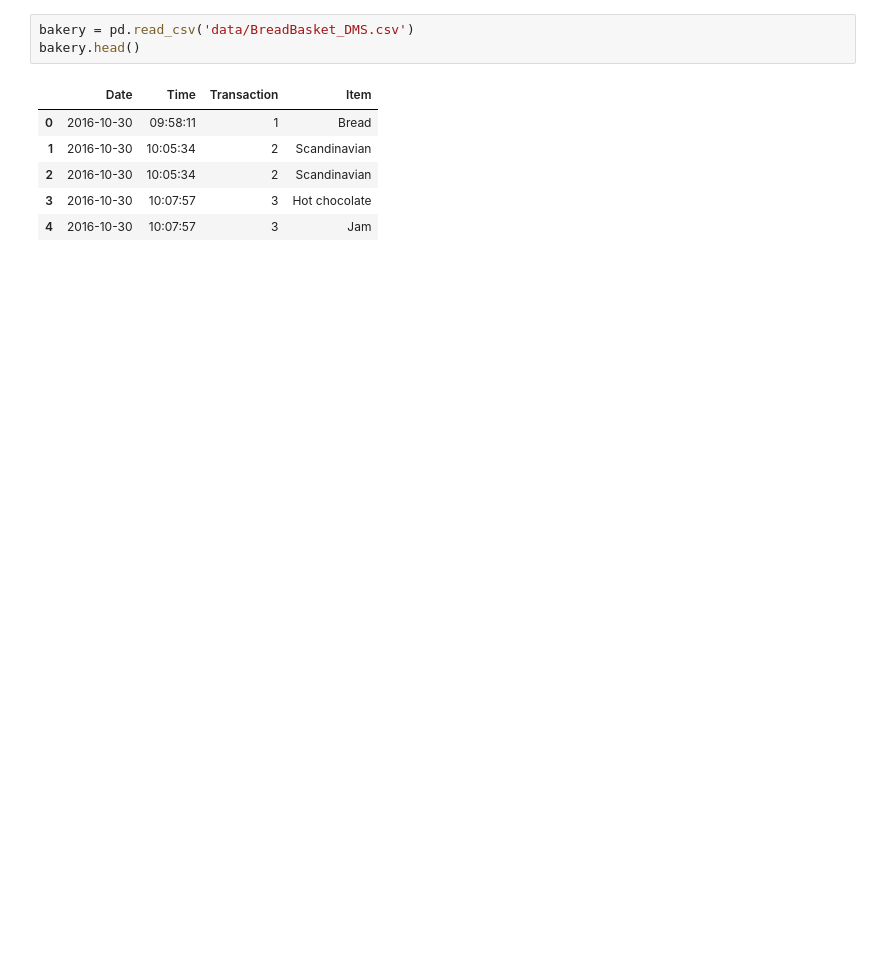
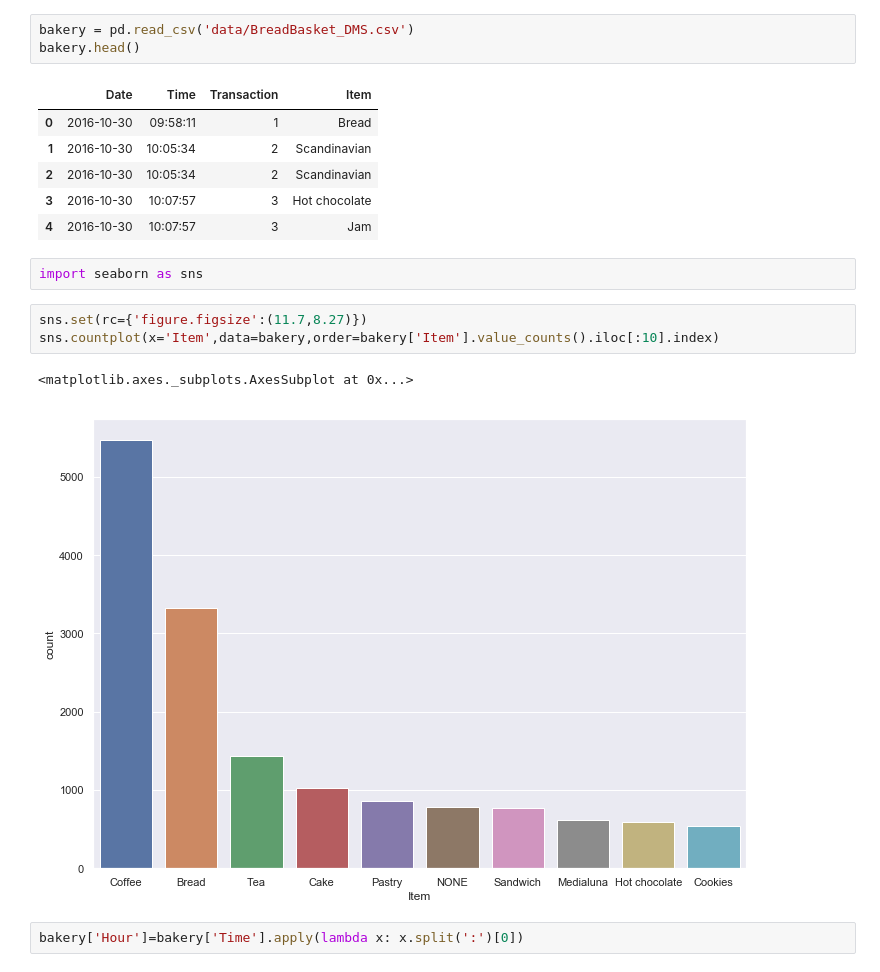
Before and after one commit to c-m-hunt/bakery-stats, a Jupyter notebook: Bakery.ipynb, the cells around one changed output. Drawn from its saved outputs; the diff is of its cells as text; blank space fills up the shorter version.

```diff
--- a/Bakery.ipynb
+++ b/Bakery.ipynb
@@ -10,3 +11,13 @@ bakery.head()
 | 2 | 2016-10-30 | 10:05:34 | 2 | Scandinavian |
 | 3 | 2016-10-30 | 10:07:57 | 3 | Hot chocolate |
 | 4 | 2016-10-30 | 10:07:57 | 3 | Jam |
+# %%
+import seaborn as sns
+# %%
+sns.set(rc={'figure.figsize':(11.7,8.27)})
+sns.countplot(x='Item',data=bakery,order=bakery['Item'].value_counts().iloc[:10].index)
+# %% [output]
+<matplotlib.axes._subplots.AxesSubplot at 0x...>
+[figure, added]
+# %%
+bakery['Hour']=bakery['Time'].apply(lambda x: x.split(':')[0])
```
Also changed, not shown: parts of 5 cells of this notebook.
